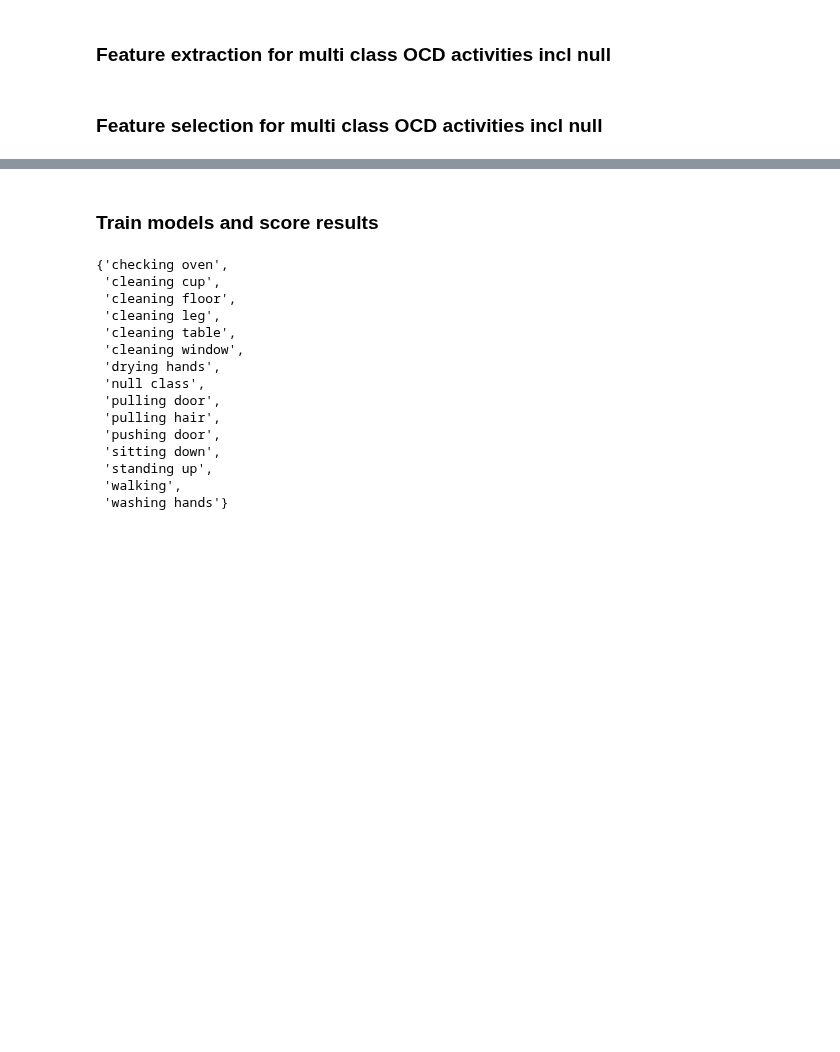
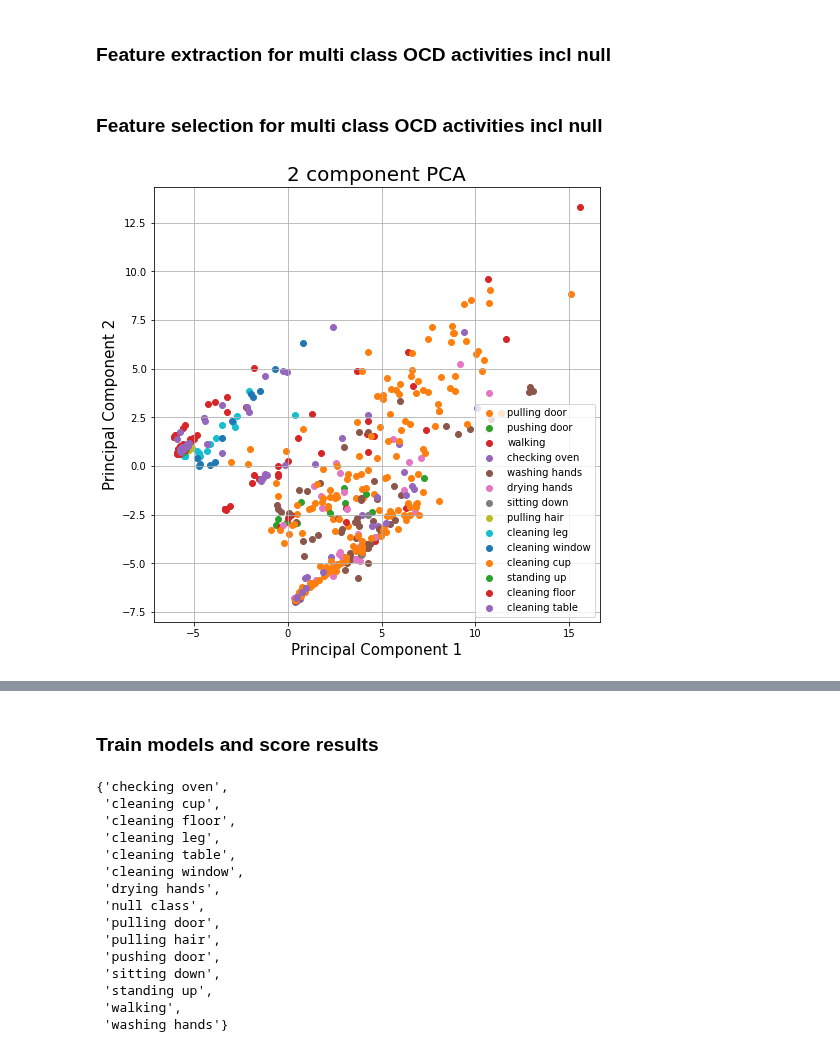
Before and after one commit to mp-mental-health-2020/mp-mental-health-2020, a Jupyter notebook: src/experiments/Supervised Classification.ipynb, the cells around one changed output, grey strips where cells are left out. Drawn from its saved outputs; the diff is of its cells as text; code cells hidden in the pictures; blank space fills up the shorter version.

Commit message:
init state for experiments

```diff
--- a/src/experiments/Supervised Classification.ipynb
+++ b/src/experiments/Supervised Classification.ipynb
@@ -32,13 +35,14 @@ sample_rate = 50
 experiment_dir_path = "../../data/phyphox/full recordings/"
 experiment_dirs = get_sub_directories(experiment_dir_path)
 use_indoor = False
-window_size = 50
+window_size = 100
 # MinimalFCParameters, ComprehensiveFCParameters, EfficientFCParameters
 feature_calculation_setting = MinimalFCParameters()
 
 # Ana-2, Ariane, Julian, Wiki
 experiment_dirs_selected = ["Ana-2","Ariane","Julian","Wiktoria"]
 experiment_dirs = [exp_dir for exp_dir in experiment_dirs if exp_dir.split("/")[-1] in experiment_dirs_selected]
+print(experiment_dirs)
 # %% [markdown]
 Preprocess data
 # %%
@@ -227,5 +225,7 @@ scaler = StandardScaler()
 X_multi_class_classification_scaled = scaler.fit_transform(X_multi_class_classification_selected)
 # %%
 from visualization._visualization import pca_2d, sne_2d
-pca_2d(X_multi_class_classification_scaled, labels_multi_class_classification, labels_multi_class_classification.unique()[0:16], ['C1','C2','C3','C4','C5','C6','C7','C8','C9','C10','C11','C12','C13','C14','C15','C16','C17','C18'])
+pca_2d(X_multi_class_classification_scaled, labels_multi_class_classification, labels_multi_class_classification.unique()[0:14], ['C1','C2','C3','C4','C5','C6','C7','C8','C9','C10','C11','C12','C13','C14','C15','C16','C17','C18'])
+# %% [output]
+[figure, added]
 # %%
```
Also changed, not shown: parts of 7 cells of this notebook, 2 other files.
